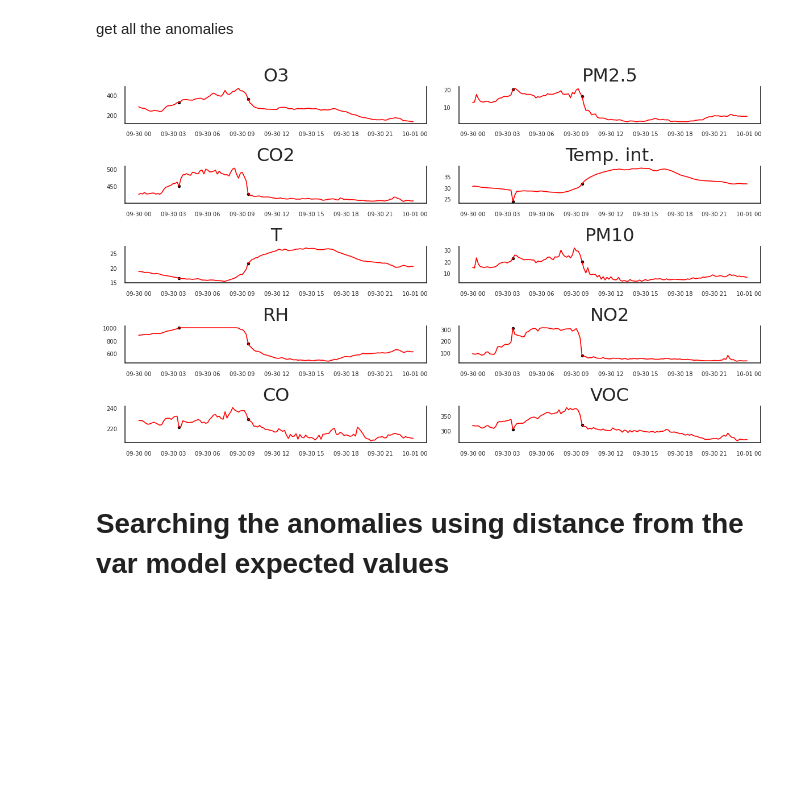
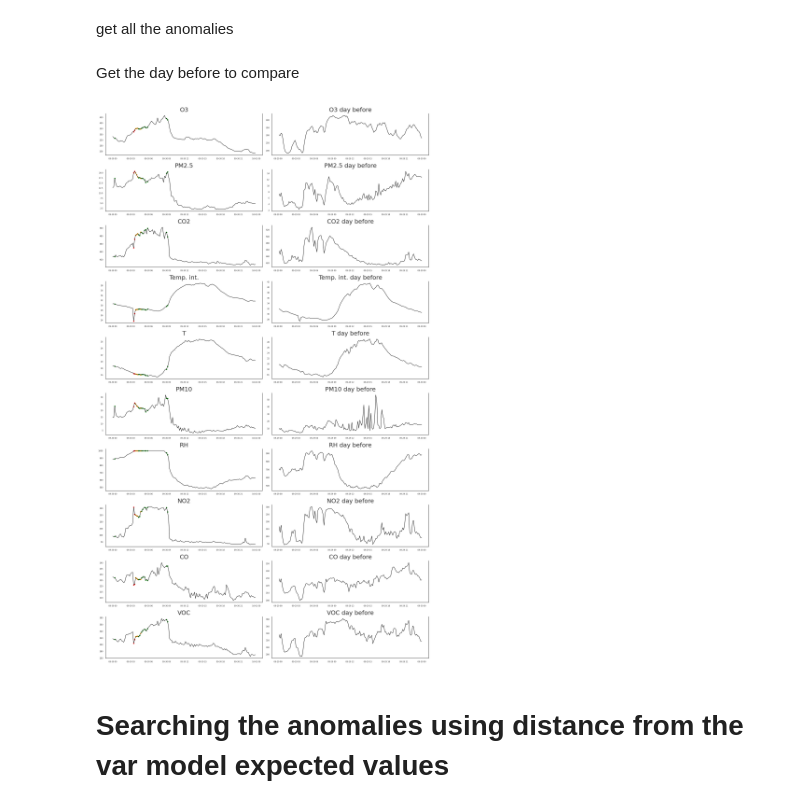
Before and after one commit to marcochisci/Anomaly_detection, a Jupyter notebook: 10min_1day_AnomalyDetection.ipynb, the cells around one changed output. Drawn from its saved outputs; the diff is of its cells as text; code cells hidden in the pictures; blank space fills up the shorter version.

```diff
--- a/10min_1day_AnomalyDetection.ipynb
+++ b/10min_1day_AnomalyDetection.ipynb
@@ -252,12 +293,12 @@ Diplay all the anomalies
 index_no = data.columns.get_loc('Predictions')
 i=0
 while(i<len(data)):
-  if(data.iloc[[i],[index_no]].values == 1):
+  if(data.iloc[[i],[index_no]].values != 0):
     j=i+1
     if(j>=len(data)):
       break
     else:
-       while(data.iloc[[j],[index_no]].values == 1):
+       while(data.iloc[[j],[index_no]].values != 0):
           j=j+1
           if(j>=len(data)):
             j=j-1
@@ -328,10 +412,10 @@ index_no = data.columns.get_loc('Predictions')
 cnt=0
 i=0
 while(i<len(data)):
-  if(data.iloc[[i],[index_no]].values == 1):
+  if(data.iloc[[i],[index_no]].values != 0):
     cnt=cnt+1
     j=i+1
-    while(data.iloc[[j],[index_no]].values == 1):
+    while(data.iloc[[j],[index_no]].values != 0):
       j=j+1
     if(input_a == cnt):
       for s in range(i,j):
@@ -384,32 +466,64 @@ anomalies= data[(data['Predictions'] == 1)]
+# %%
+anomalies_l= data[(data['Predictions'] == 1)]
+anomalies_m= data[(data['Predictions'] == 2)]
+anomalies_h= data[(data['Predictions'] == 3)]
+# %% [markdown]
+Get the day before to compare
+# %%
+day_before= df_copy.iloc[-(how_many*2):-how_many,:]
 # %%
 import matplotlib.pyplot as plt
 import matplotlib.ticker as ticker
 import matplotlib.dates as mdates
 %matplotlib inline
 
 # Plot
-fig, axes = plt.subplots(nrows=5, ncols=2, dpi=120, figsize=(10,6))
+fig, axes = plt.subplots(nrows=10, ncols=2, dpi=120, figsize=(15,25))
 for i, ax in enumerate(axes.flatten()):
-    data_maha = data[df.columns[i]]
-    ax.plot(data_maha, color='red', linewidth=1)
+    if(i%2==0):
+      data_maha = data[df.columns[i/2]]
+      ax.plot(data_maha, color='black', linewidth=1)
 
-    # x axis value list.
-    x_number_list = list(anomalies.index.values)
-    # y axis value list.
-    y_number_list = list(anomalies[df.columns[i]].values)
-    # Draw point based on above x, y axis values.
-    ax.scatter(x_number_list, y_number_list, color='black', s=6)
+      # x axis value list.
+      x_number_list_l = list(anomalies_l.index.values)
+      # y axis value list.
+      y_number_list_l = list(anomalies_l[df.columns[i/2]].values)
+      # Draw point based on above x, y axis values.
+      ax.scatter(x_number_list_l, y_number_list_l, color='green', s=10)
 
-    # Decorations
-    ax.set_title(df.columns[i])
-    ax.xaxis.set_ticks_position('none')
-    ax.yaxis.set_ticks_position('none')
-    ax.spines["top"].set_alpha(0)
-    ax.tick_params(labelsize=6)
+      # x axis value list.
+      x_number_list_m = list(anomalies_m.index.values)
+      # y axis value list.
+      y_number_list_m = list(anomalies_m[df.columns[i/2]].values)
+      # Draw point based on above x, y axis values.
+      ax.scatter(x_number_list_m, y_number_list_m, color='orange', s=10)
+
+      # x axis value list.
+      x_number_list_h = list(anomalies_h.index.values)
+      # y axis value list.
+      y_number_list_h = list(anomalies_h[df.columns[i/2]].values)
+      # Draw point based on above x, y axis values.
+      ax.scatter(x_number_list_h, y_number_list_h, color='red', s=10)
+
+      # Decorations
+      ax.set_title(df.columns[i/2])
+      ax.xaxis.set_ticks_position('none')
+      ax.yaxis.set_ticks_position('none')
+      ax.spines["top"].set_alpha(0)
+      ax.tick_params(labelsize=6)
+    else:
+      data_before = day_before[df.columns[(i-1)/2]]
+      ax.plot(data_before, color='black', linewidth=1)
+      # Decorations
+      ax.set_title(df.columns[(i-1)/2]+' day before')
+      ax.xaxis.set_ticks_position('none')
+      ax.yaxis.set_ticks_position('none')
+      ax.spines["top"].set_alpha(0)
+      ax.tick_params(labelsize=6)
 
 plt.tight_layout();
 # %% [output]
-[figure, old version]
+[figure, new version]
 # %% [markdown]
 # Searching the anomalies using distance from the var model expected values
 # %%
```
Also changed, not shown: parts of 127 cells of this notebook.
